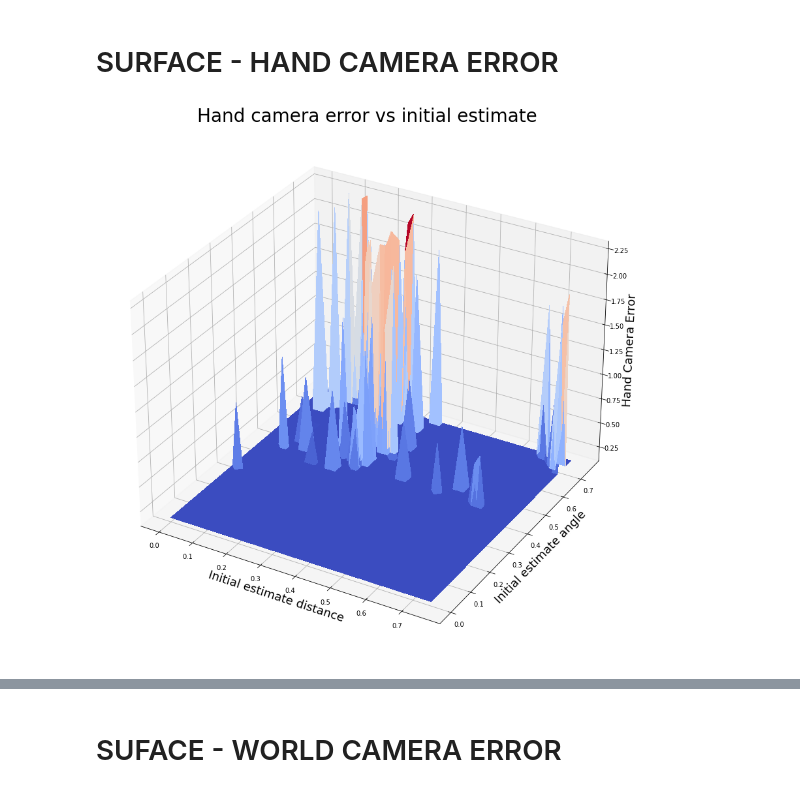
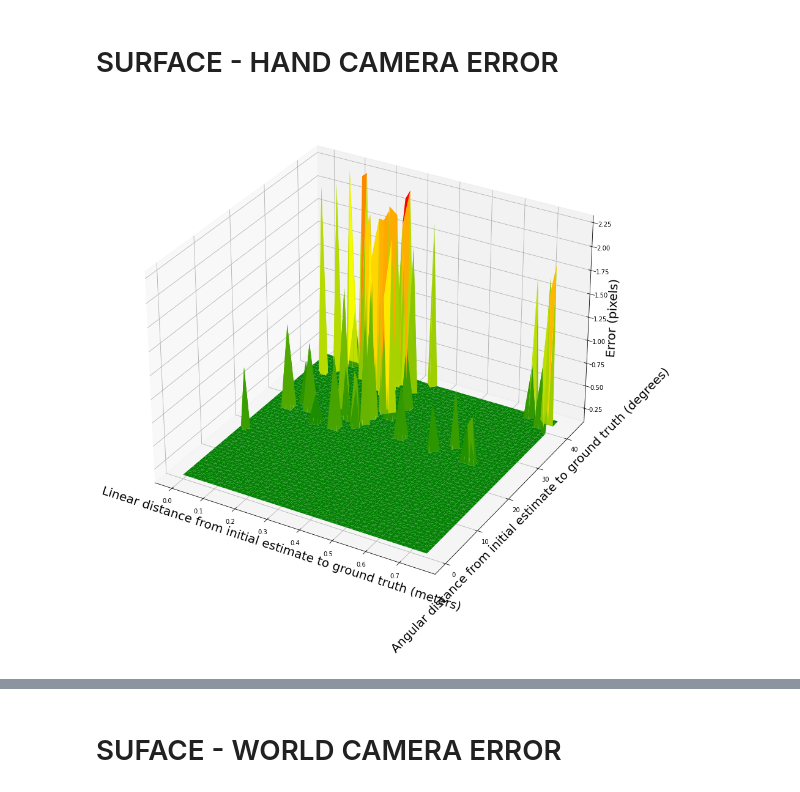
Before and after one commit to lardemua/atom, a Jupyter notebook: atom_evaluation/scripts/mmtbot analysis.ipynb, the cells around one changed output, grey strips where cells are left out. Saved outputs shown, nothing was run; the diff lists cells and outputs as text; code cells hidden in the pictures.

Commit message:
Plot enhancement and image saving.

```diff
--- a/atom_evaluation/scripts/mmtbot analysis.ipynb
+++ b/atom_evaluation/scripts/mmtbot analysis.ipynb
@@ -29 +31,5 @@ f.close()
 initial_vec=np.column_stack((idx_vec,np.column_stack((dist_vec,ang_vec))))
+# %%
+ang_vec=np.rad2deg(ang_vec)
+# dist_vec=np.multiply(dist_vec,1000)
+dist_vec
@@ -123,13 +197,13 @@ surf = ax.plot_trisurf(np.array(dist_vec), np.array(ang_vec), np.array(e_lidar_v
 # %%
 fig = plt.figure(figsize=(15,15))
 ax = fig.gca(projection='3d')
 
-plt.title("Hand camera error vs initial estimate", fontdict=font1)
-ax.set_xlabel('Initial estimate distance', fontdict=font2)
-ax.set_ylabel('Initial estimate angle', fontdict=font2)
-ax.set_zlabel('Hand Camera Error', fontdict=font2)
+# plt.title("Hand camera error vs initial estimate", fontdict=font1)
+ax.set_xlabel('Linear distance from initial estimate to ground truth (meters)', fontdict=font2)
+ax.set_ylabel(' Angular distance from initial estimate to ground truth (degrees)', fontdict=font2)
+ax.set_zlabel('Error (pixels)', fontdict=font2)
 
-surf = ax.plot_trisurf(np.array(dist_vec), np.array(ang_vec), np.array(e_hand_vec),cmap=cm.coolwarm,
-                       linewidth=0, antialiased=False)
+surf = ax.plot_trisurf(np.array(dist_vec), np.array(ang_vec), np.array(e_hand_vec),cmap=cmap,
+                       linewidth=0, antialiased=True)
 # %% [output]
-[figure, old version]
+[figure, new version]
```
Also changed, not shown: parts of 10 cells of this notebook.
